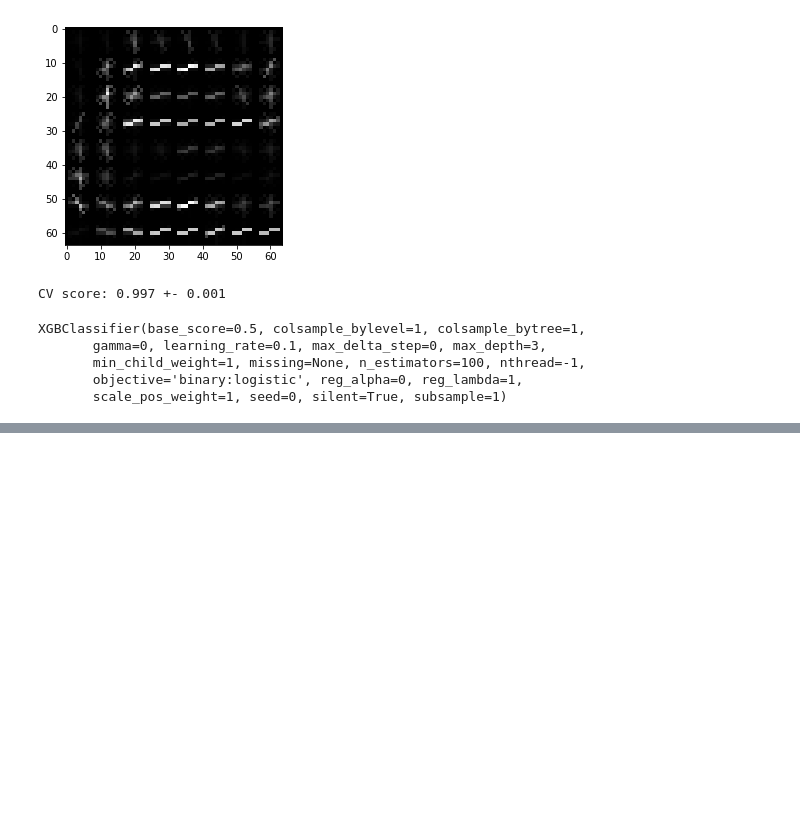
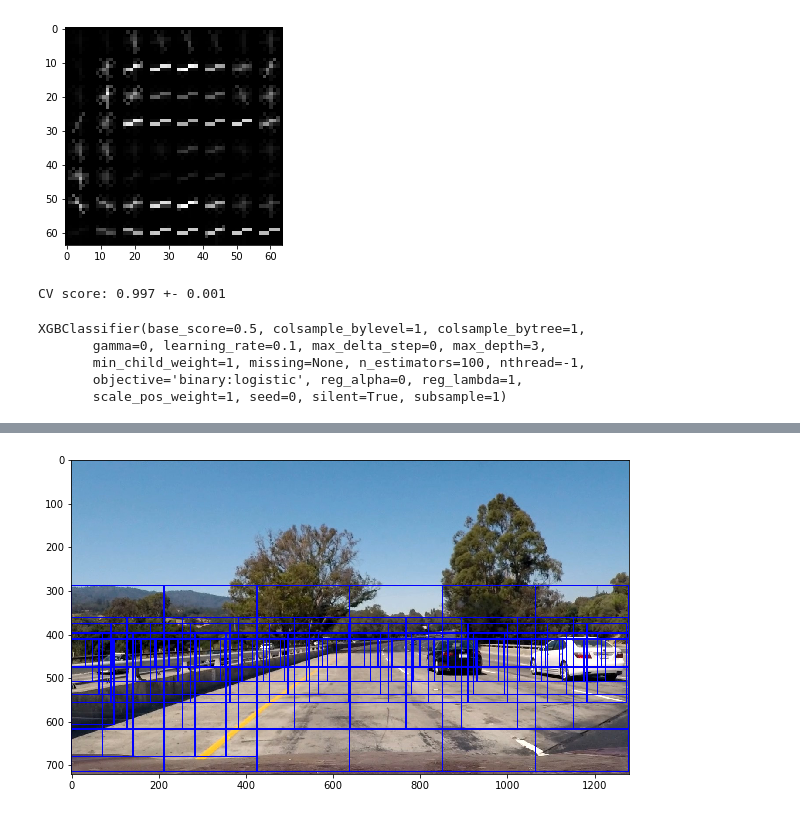
Before and after one commit to partmor/CarND-VehicleDetection-P5, a Jupyter notebook: p5_solution.ipynb, the cells around one changed output, grey strips where cells are left out. Drawn from its saved outputs; the diff is of its cells as text; code cells hidden in the pictures; blank space fills up the shorter version.

```diff
--- a/p5_solution.ipynb
+++ b/p5_solution.ipynb
@@ -83,0 +123,25 @@ Test score - accuracy: 0.981
+# %%
+def slide_window_multi_scale(img):
+    window_list = list()
+    img_y, img_x = img.shape[0], img.shape[1]
+    window_list += slide_window_uniform(img, x_start_stop=[None, None], y_start_stop=[int(img_y*0.4), None],
+                    xy_window=(int(img_x/3), int(img_x/3)), xy_overlap=(0.5, 0.0))[:3*2]
+    window_list += slide_window_uniform(img, x_start_stop=[None, None], y_start_stop=[int(img_y*0.5), None],
+                    xy_window=(int(img_x/5), int(img_x/5)), xy_overlap=(0.5, 0.0))[:5*2]
+    window_list += slide_window_uniform(img, x_start_stop=[None, None], y_start_stop=[int(img_y*0.52), None],
+                    xy_window=(int(img_x/7), int(img_x/7)), xy_overlap=(0.5, 0.0))[:7*2]
+    window_list += slide_window_uniform(img, x_start_stop=[None, None], y_start_stop=[int(img_y*0.55), None],
+                    xy_window=(int(img_x/9), int(img_x/9)), xy_overlap=(0.5, 0.0))[:11*2]
+    window_list += slide_window_uniform(img, x_start_stop=[None, None], y_start_stop=[int(img_y*0.57), None],
+                    xy_window=(int(img_x/13), int(img_x/13)), xy_overlap=(0.5, 0.0))[:13*2]
+    window_list += slide_window_uniform(img, x_start_stop=[None, None], y_start_stop=[int(img_y*0.57), None],
+                    xy_window=(int(img_x/20), int(img_x/20)), xy_overlap=(0.5, 0.0))[:20*2]
+    return window_list
+# %%
+windows = slide_window_multi_scale(test_img)
+
+window_img = draw_boxes(test_img, windows, color=(0, 0, 255), thick=2)
+plt.figure(figsize=(10,10))
+plt.imshow(window_img);
+# %% [output]
+[figure, added]
```
Also changed, not shown: parts of 10 cells of this notebook, 1 other file.
